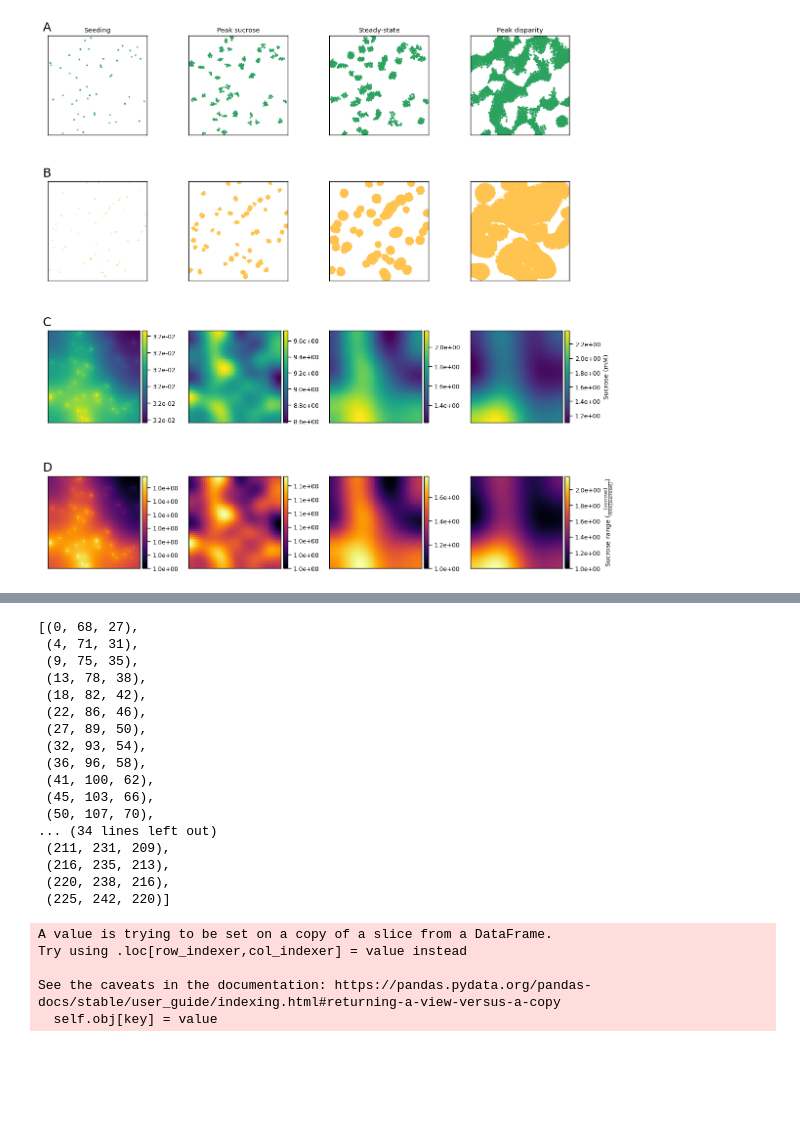
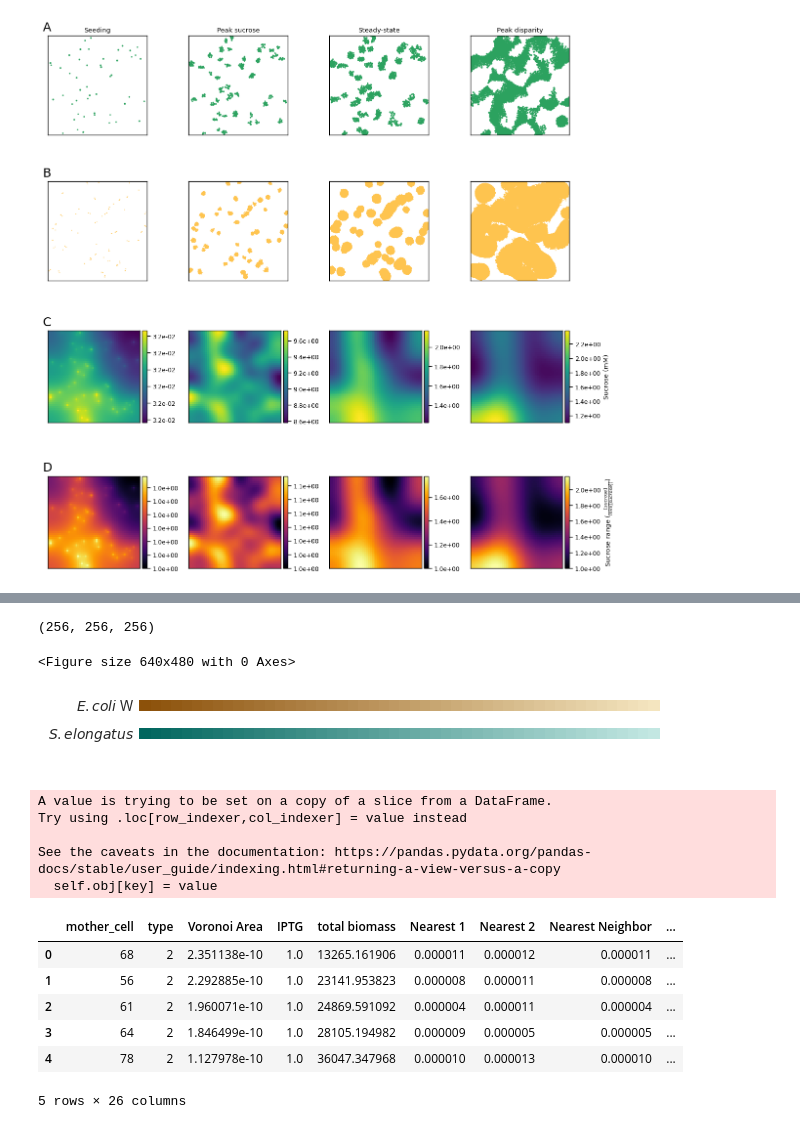
Before and after one commit to Jsakkos/nufeb-cyano-e-coli, a Jupyter notebook: notebooks/nutrient-gradients.ipynb, the cells around one changed output, grey strips where cells are left out. Drawn from its saved outputs; the diff is of its cells as text; code cells hidden in the pictures; blank space fills up the shorter version.

```diff
--- a/notebooks/nutrient-gradients.ipynb
+++ b/notebooks/nutrient-gradients.ipynb
@@ -336,27 +331,11 @@ def colorFaderRGB(c1,c2,n): #fade (linear interpolate) from color c1 (at mix=0)
     for i in range(n):
         cols.append(tuple((((1-mix[i])*c1 + mix[i]*c2)*256).astype('int')))
     return cols
-# %%
-
-colorFaderRGB('#00441b','#e5f5e0',50)
-# %% [output]
-[(0, 68, 27),
- (4, 71, 31),
- (9, 75, 35),
- (13, 78, 38),
- (18, 82, 42),
- (22, 86, 46),
- (27, 89, 50),
- (32, 93, 54),
- (36, 96, 58),
- (41, 100, 62),
- (45, 103, 66),
- (50, 107, 70),
-... (34 lines left out)
- (211, 231, 209),
- (216, 235, 213),
- (220, 238, 216),
- (225, 242, 220)]
+# %%
+
+tuple((np.array(mpl.colors.to_rgb('#ffffff'))*256).astype('int'))
+# %% [output]
+(256, 256, 256)
 # %%
 import matplotlib.patches as mpatches
 def colony(obj,time,colors=None,colony=None,outline=None,ax=None,by=None,img=np.array([]),overlay=False,**kwargs):
@@ -445,6 +423,40 @@ def colony(obj,time,colors=None,colony=None,outline=None,ax=None,by=None,img=np.
     ax.axes.xaxis.set_visible(False)
     ax.axes.yaxis.set_visible(False)
     return bk
+# %%
+
+
+gradient = np.linspace(0, 1, 256)
+gradient = np.vstack((gradient, gradient))
+def plot_color_gradients(cmap_list):
+    # Create figure and adjust figure height to number of colormaps
+    nrows = len(cmap_list)
+    figh = 0.35 + 0.15 + (nrows + (nrows - 1) * 0.1) * 0.22
+    fig, axs = plt.subplots(nrows=nrows + 1, figsize=(6.4, figh))
+    fig.subplots_adjust(top=1 - 0.35 / figh, bottom=0.15 / figh,
+                        left=0.2, right=0.99)
+    #axs[0].set_title(f'{category} colormaps', fontsize=14)
+
+    for ax, name in zip(axs, cmap_list):
+        ax.imshow(gradient, aspect='auto', cmap=cmap_list[name])
+        ax.text(-0.01, 0.5, name, va='center', ha='right', fontsize=10,
+                transform=ax.transAxes)
+
+    # Turn off *all* ticks & spines, not just the ones with colormaps.
+    for ax in axs:
+        ax.set_axis_off()
+    fig.tight_layout()
+    fig.savefig('../figures/color-swatches.pdf',bbox_inches='tight')
+    plt.show()
+# %%
+ecw =ListedColormap(colorFader('#8c510a','#f6e8c3',50), name='ecw')
+cya= ListedColormap(colorFader('#01665e','#c7eae5',50), name='cyano')
+cmaps = {r'$\it{E. coli }$ W':ecw,r'$\it{S. elongatus}$':cya}
+
+plot_color_gradients(cmaps)
+# %% [output]
+<Figure size 640x480 with 0 Axes>
+[figure, added]
 # %%
 metrics = spatial.fitness_metrics(x)
 sorted = metrics.sort_values(by=['total biomass']).loc[metrics.type==2].reset_index(drop=True)
@@ -456,6 +466,18 @@ Try using .loc[row_indexer,col_indexer] = value instead
 
 See the caveats in the documentation: https://pandas.pydata.org/pandas-docs/stable/user_guide/indexing.html#returning-a-view-versus-a-copy
   self.obj[key] = value
+# %%
+least_fit = sorted.mother_cell.iloc[15]
+most_fit = sorted.mother_cell.iloc[-1]
+sorted.head()
+# %% [output]
+|  | mother_cell | type | Voronoi Area | IPTG | total biomass | Nearest 1 | Nearest 2 | Nearest Neighbor | ... |
+| 0 | 68 | 2 | 2.351138e-10 | 1.0 | 13265.161906 | 0.000011 | 0.000012 | 0.000011 | ... |
+| 1 | 56 | 2 | 2.292885e-10 | 1.0 | 23141.953823 | 0.000008 | 0.000011 | 0.000008 | ... |
+| 2 | 61 | 2 | 1.960071e-10 | 1.0 | 24869.591092 | 0.000004 | 0.000011 | 0.000004 | ... |
+| 3 | 64 | 2 | 1.846499e-10 | 1.0 | 28105.194982 | 0.000009 | 0.000005 | 0.000005 | ... |
+| 4 | 78 | 2 | 1.127978e-10 | 1.0 | 36047.347968 | 0.000010 | 0.000013 | 0.000010 | ... |
+5 rows × 26 columns
 # %%
 f, ax = plt.subplots(figsize=(8,8))
 im = colony(x,25900,by='Species',ax=ax)
```
Also changed, not shown: parts of 19 cells of this notebook, 7 other files.
